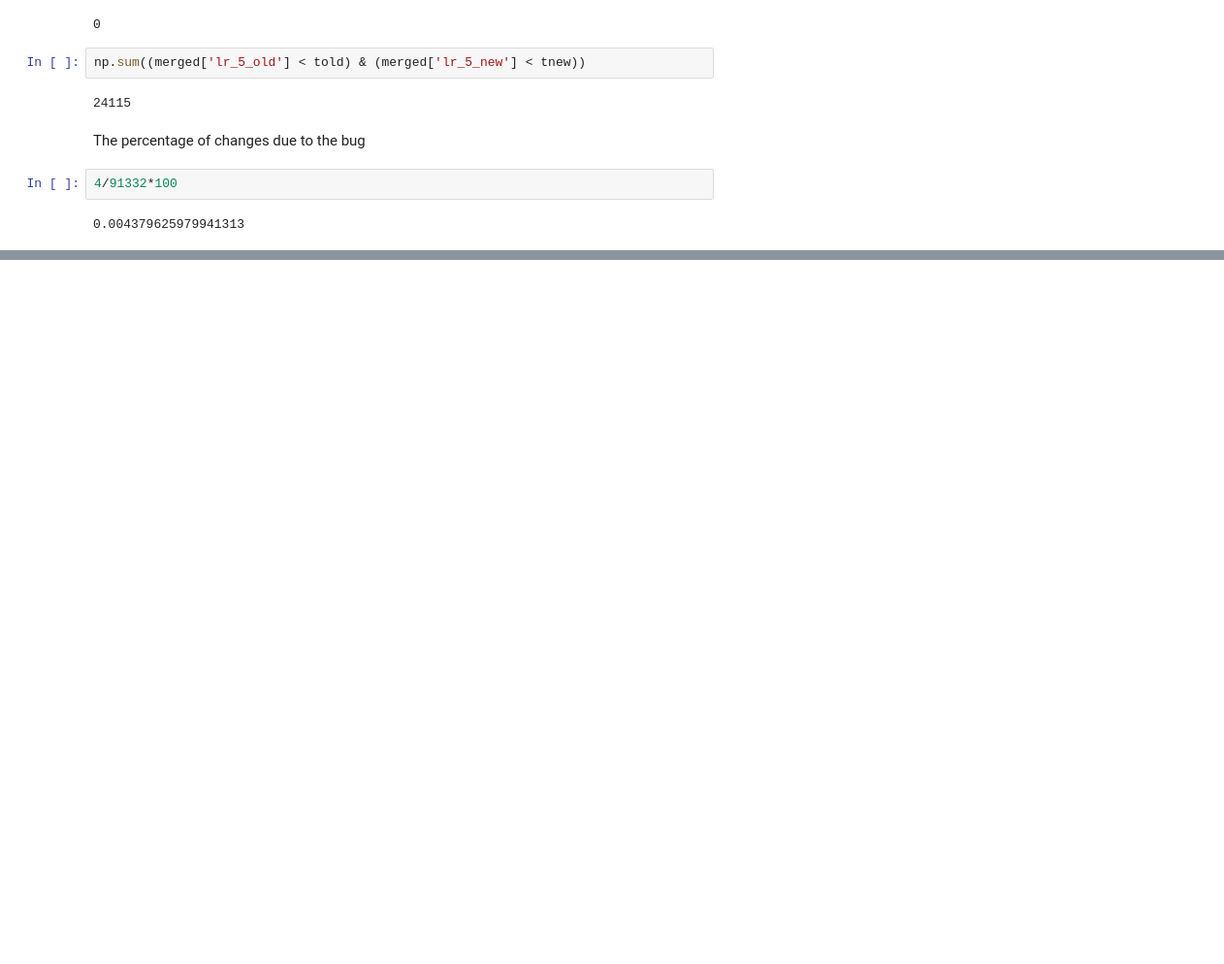
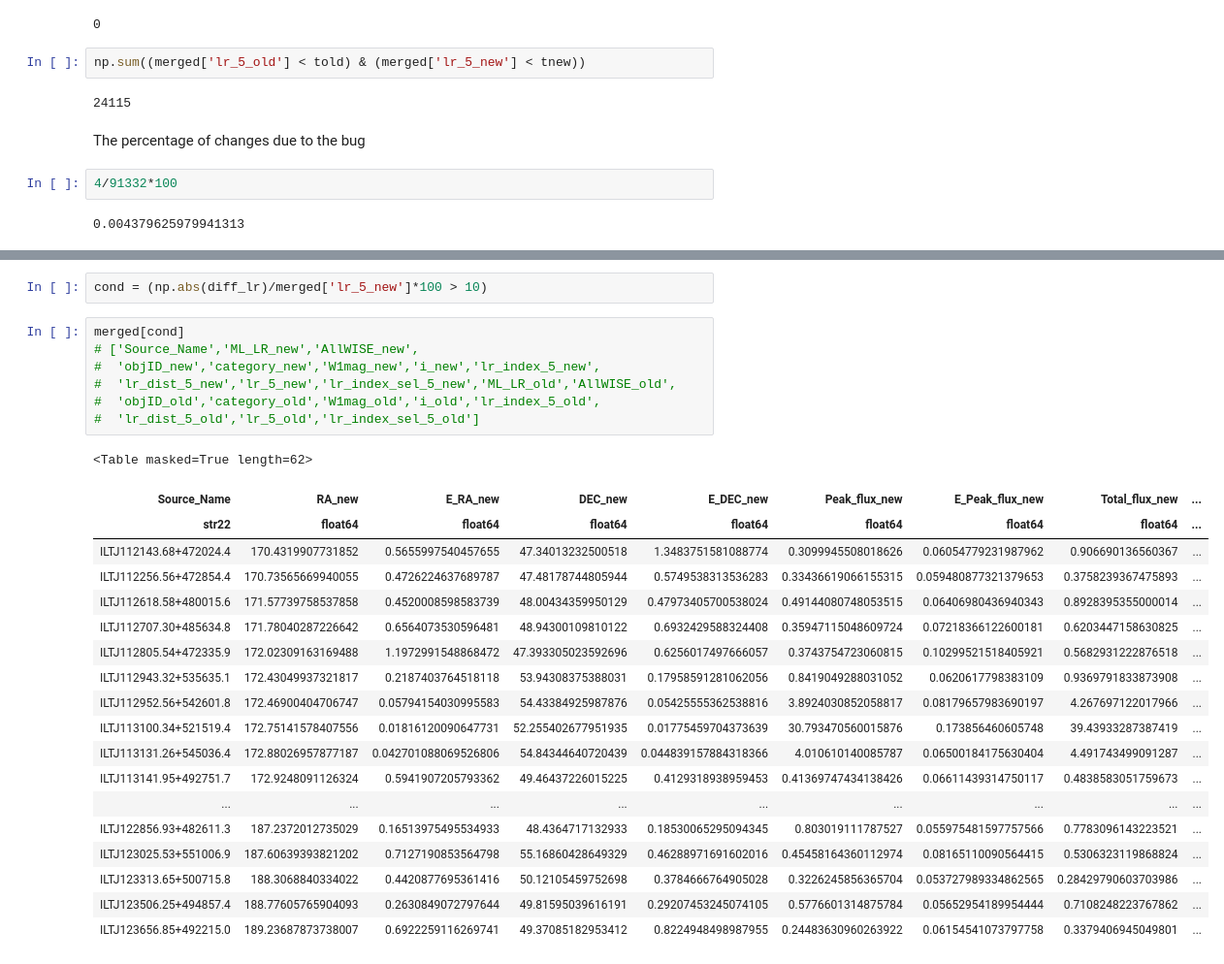
Before and after one commit to nudomarinero/mltier1, a Jupyter notebook: Check_bug_correction.ipynb, the cells around one changed output, grey strips where cells are left out. Shown at 97% size. Saved outputs shown, nothing was run; the diff lists cells and outputs as text; blank space fills up the shorter version.

```diff
--- a/Check_bug_correction.ipynb
+++ b/Check_bug_correction.ipynb
@@ -147,0 +160,29 @@ The percentage of changes due to the bug
+# %%
+cond = (np.abs(diff_lr)/merged['lr_5_new']*100 > 10)
+# %%
+merged[cond]
+# ['Source_Name','ML_LR_new','AllWISE_new',
+#  'objID_new','category_new','W1mag_new','i_new','lr_index_5_new',
+#  'lr_dist_5_new','lr_5_new','lr_index_sel_5_new','ML_LR_old','AllWISE_old',
+#  'objID_old','category_old','W1mag_old','i_old','lr_index_5_old',
+#  'lr_dist_5_old','lr_5_old','lr_index_sel_5_old']
+# %% [output]
+<Table masked=True length=62>
+| Source_Name | RA_new | E_RA_new | DEC_new | E_DEC_new | Peak_flux_new | E_Peak_flux_new | Total_flux_new | ... |
+| str22 | float64 | float64 | float64 | float64 | float64 | float64 | float64 | ... |
+| ILTJ112143.68+472024.4 | 170.4319907731852 | 0.5655997540457655 | 47.34013232500518 | 1.3483751581088774 | 0.3099945508018626 | 0.06054779231987962 | 0.906690136560367 | ... |
+| ILTJ112256.56+472854.4 | 170.73565669940055 | 0.4726224637689787 | 47.48178744805944 | 0.5749538313536283 | 0.33436619066155315 | 0.059480877321379653 | 0.3758239367475893 | ... |
+| ILTJ112618.58+480015.6 | 171.57739758537858 | 0.4520008598583739 | 48.00434359950129 | 0.47973405700538024 | 0.49144080748053515 | 0.06406980436940343 | 0.8928395355000014 | ... |
+| ILTJ112707.30+485634.8 | 171.78040287226642 | 0.6564073530596481 | 48.94300109810122 | 0.6932429588324408 | 0.35947115048609724 | 0.07218366122600181 | 0.6203447158630825 | ... |
+| ILTJ112805.54+472335.9 | 172.02309163169488 | 1.1972991548868472 | 47.393305023592696 | 0.6256017497666057 | 0.3743754723060815 | 0.10299521518405921 | 0.5682931222876518 | ... |
+| ILTJ112943.32+535635.1 | 172.43049937321817 | 0.2187403764518118 | 53.94308375388031 | 0.17958591281062056 | 0.8419049288031052 | 0.0620617798383109 | 0.9369791833873908 | ... |
+| ILTJ112952.56+542601.8 | 172.46900404706747 | 0.05794154030995583 | 54.43384925987876 | 0.05425555362538816 | 3.8924030852058817 | 0.08179657983690197 | 4.267697122017966 | ... |
+| ILTJ113100.34+521519.4 | 172.75141578407556 | 0.01816120090647731 | 52.255402677951935 | 0.01775459704373639 | 30.793470560015876 | 0.173856460605748 | 39.43933287387419 | ... |
+| ILTJ113131.26+545036.4 | 172.88026957877187 | 0.042701088069526806 | 54.84344640720439 | 0.044839157884318366 | 4.010610140085787 | 0.06500184175630404 | 4.491743499091287 | ... |
+| ILTJ113141.95+492751.7 | 172.9248091126324 | 0.5941907205793362 | 49.46437226015225 | 0.4129318938959453 | 0.41369747434138426 | 0.06611439314750117 | 0.4838583051759673 | ... |
+| ... | ... | ... | ... | ... | ... | ... | ... | ... |
+| ILTJ122856.93+482611.3 | 187.2372012735029 | 0.16513975495534933 | 48.4364717132933 | 0.18530065295094345 | 0.803019111787527 | 0.055975481597757566 | 0.7783096143223521 | ... |
+| ILTJ123025.53+551006.9 | 187.60639393821202 | 0.7127190853564798 | 55.16860428649329 | 0.46288971691602016 | 0.45458164360112974 | 0.08165110090564415 | 0.5306323119868824 | ... |
+| ILTJ123313.65+500715.8 | 188.3068840334022 | 0.4420877695361416 | 50.12105459752698 | 0.3784666764905028 | 0.3226245856365704 | 0.053727989334862565 | 0.28429790603703986 | ... |
+| ILTJ123506.25+494857.4 | 188.77605765904093 | 0.2630849072797644 | 49.81595039616191 | 0.29207453245074105 | 0.5776601314875784 | 0.05652954189954444 | 0.7108248223767862 | ... |
+| ILTJ123656.85+492215.0 | 189.23687873738007 | 0.6922259116269741 | 49.37085182953412 | 0.8224948498987955 | 0.24483630960263922 | 0.06154541073797758 | 0.3379406945049801 | ... |
```
Also changed, not shown: parts of 6 cells of this notebook.
